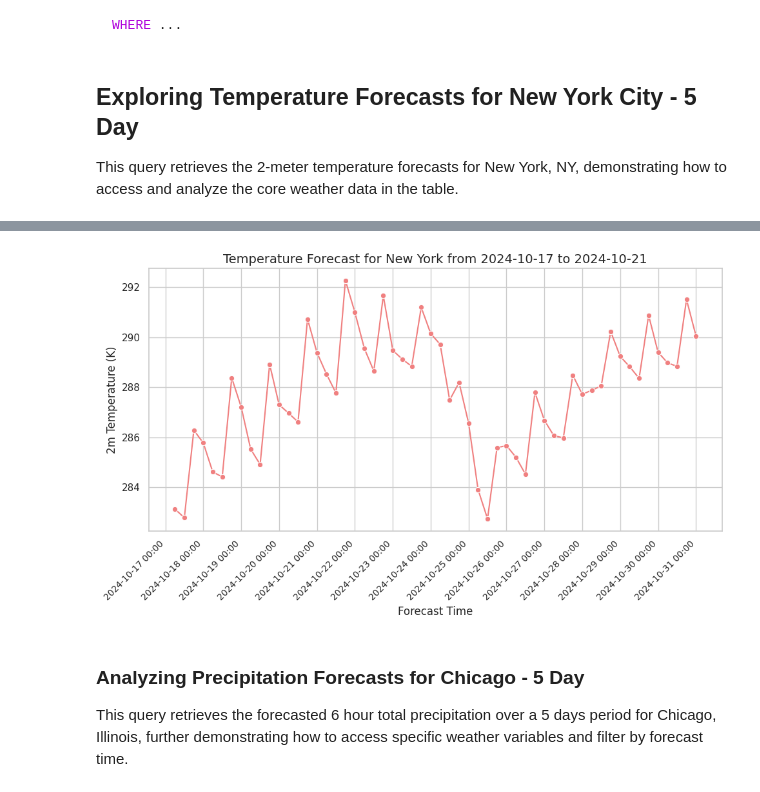
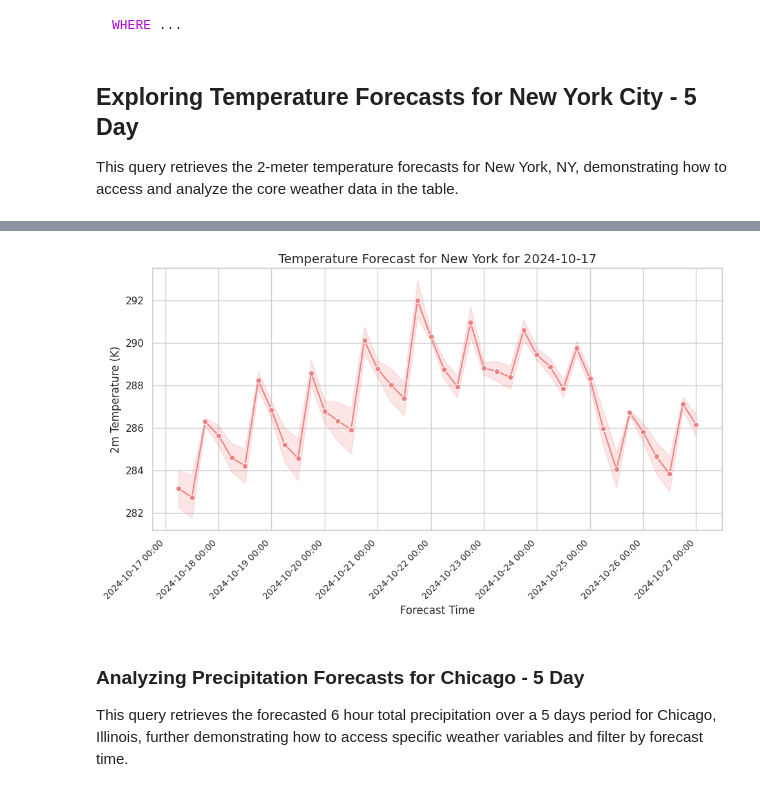
Before and after one commit to gena/next25-weather, a Jupyter notebook: notebooks/weathernext-bigquery-simple.ipynb, the cells around one changed output, grey strips where cells are left out. Cells and saved outputs as stored; diff of their text form; code cells hidden in the pictures.

```diff
--- a/notebooks/weathernext-bigquery-simple.ipynb
+++ b/notebooks/weathernext-bigquery-simple.ipynb
@@ -132,26 +149,26 @@ SELECT
 # %%
 # Extract the date from the first forecast_time
-forecast_date = ny_temps['forecast_time'].iloc[0].strftime('%Y-%m-%d')
+forecast_date = ny_temps['time'].iloc[0].strftime('%Y-%m-%d')
 
 # Set the aesthetic style of the plots
 sns.set_theme(style="whitegrid")
 
 # Plot the data
 plt.figure(figsize=(10, 6))
-sns.lineplot(x=mdates.date2num(ny_temps['forecast_time'].dt.to_pydatetime()), y=ny_temps['2m_temperature'], marker='o', linestyle='-', color='lightcoral', errorbar=None)
+sns.lineplot(x=mdates.date2num(ny_temps['time'].dt.to_pydatetime()), y=ny_temps['2m_temperature'], marker='o', linestyle='-', color='lightcoral')
 plt.xlabel('Forecast Time', fontsize=12)
 plt.ylabel('2m Temperature (K)', fontsize=12)
-plt.title(f'Temperature Forecast for New York from {ny_temps["init_time"].min().strftime("%Y-%m-%d")} to {ny_temps["init_time"].max().strftime("%Y-%m-%d")}', fontsize=14)
+plt.title(f'Temperature Forecast for New York for 2024-10-17', fontsize=14)
 
 # Format the x-axis ticks
 plt.gca().xaxis.set_major_formatter(mdates.DateFormatter('%Y-%m-%d %H:%M'))  # Show date and time
 plt.gca().xaxis.set_major_locator(mdates.DayLocator(interval=1))  # Show ticks for each day
 plt.xticks(rotation=45, ha='right', fontsize=10)
 
 plt.tight_layout()
 plt.show()
 # %% [output]
-[figure, old version]
+[figure, new version]
 # %% [markdown]
 ### Analyzing Precipitation Forecasts for Chicago - 5 Day
 
```
Also changed, not shown: parts of 12 cells of this notebook, 1 other file.
